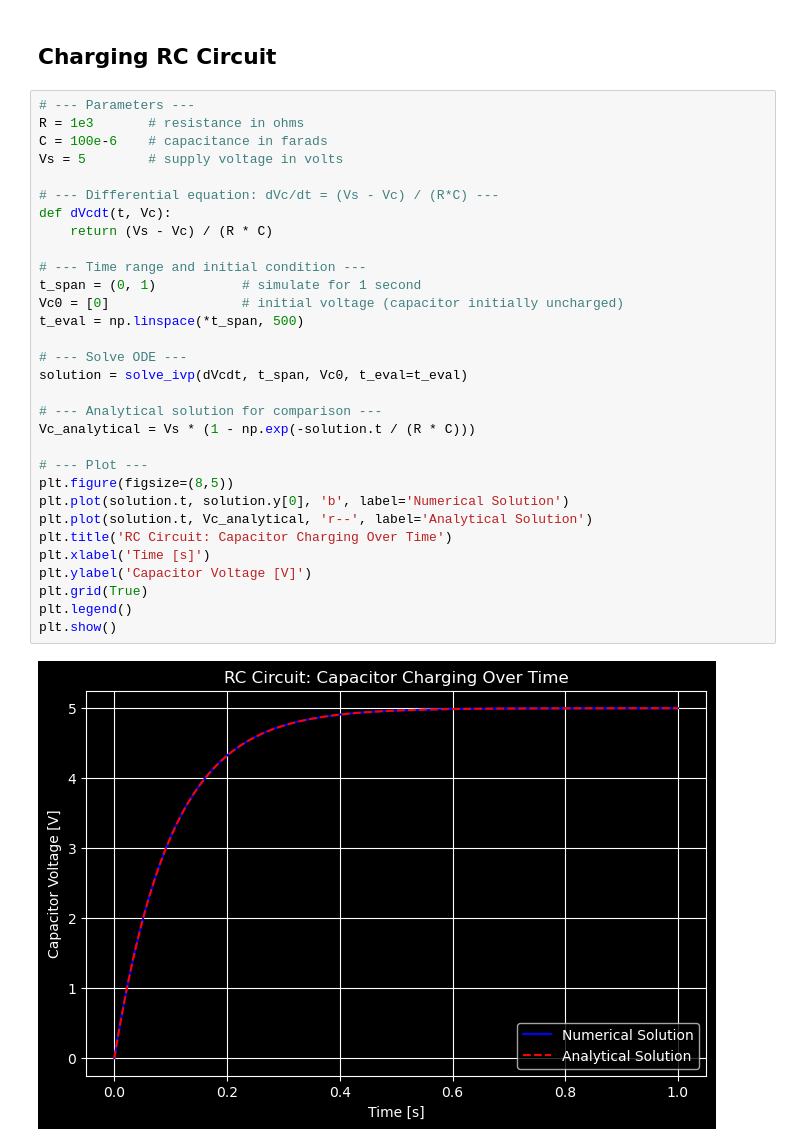
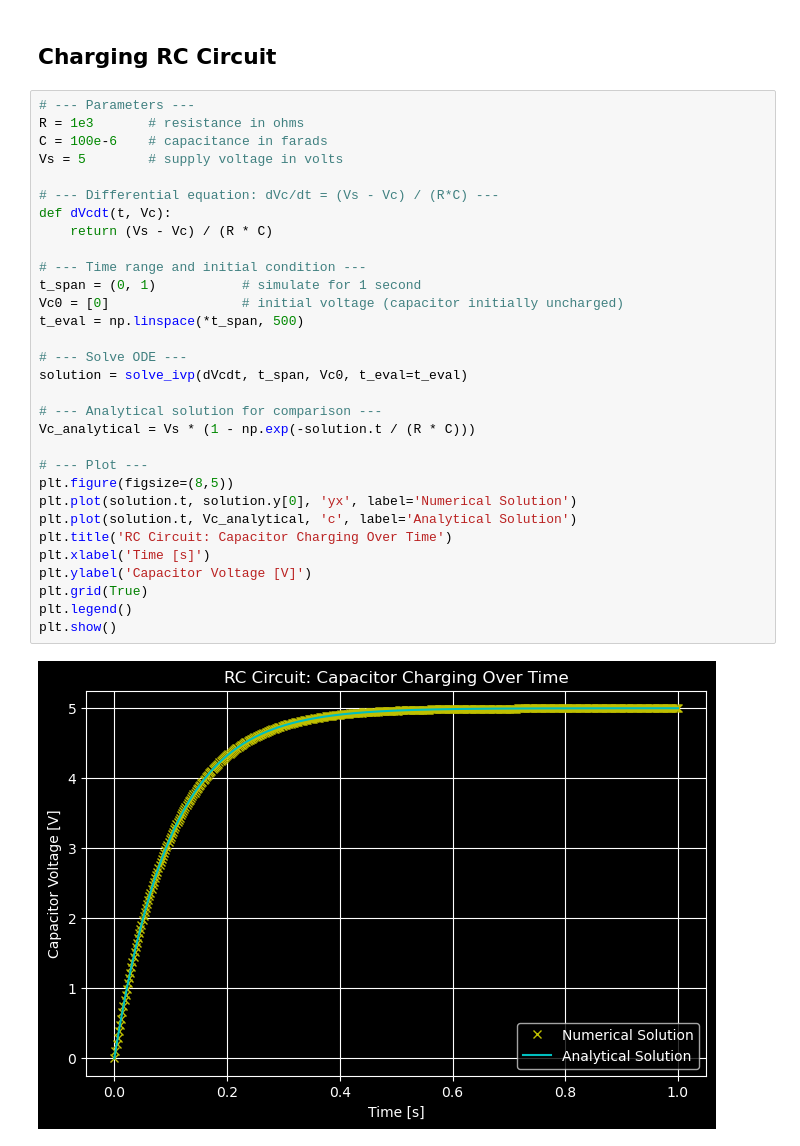
Before and after one commit to mlp6/Biomedical-Electronic-Measurements, a Jupyter notebook: notebooks/transient_analysis.ipynb, the cells around one changed output. Cells and saved outputs as stored; diff of their text form.

```diff
--- a/notebooks/transient_analysis.ipynb
+++ b/notebooks/transient_analysis.ipynb
@@ -9,33 +9,33 @@ from scipy.integrate import solve_ivp
 # %%
 # --- Parameters ---
 R = 1e3       # resistance in ohms
 C = 100e-6    # capacitance in farads
 Vs = 5        # supply voltage in volts
 
 # --- Differential equation: dVc/dt = (Vs - Vc) / (R*C) ---
 def dVcdt(t, Vc):
     return (Vs - Vc) / (R * C)
 
 # --- Time range and initial condition ---
 t_span = (0, 1)           # simulate for 1 second
 Vc0 = [0]                 # initial voltage (capacitor initially uncharged)
 t_eval = np.linspace(*t_span, 500)
 
 # --- Solve ODE ---
 solution = solve_ivp(dVcdt, t_span, Vc0, t_eval=t_eval)
 
 # --- Analytical solution for comparison ---
 Vc_analytical = Vs * (1 - np.exp(-solution.t / (R * C)))
 
 # --- Plot ---
 plt.figure(figsize=(8,5))
-plt.plot(solution.t, solution.y[0], 'b', label='Numerical Solution')
-plt.plot(solution.t, Vc_analytical, 'r--', label='Analytical Solution')
+plt.plot(solution.t, solution.y[0], 'yx', label='Numerical Solution')
+plt.plot(solution.t, Vc_analytical, 'c', label='Analytical Solution')
 plt.title('RC Circuit: Capacitor Charging Over Time')
 plt.xlabel('Time [s]')
 plt.ylabel('Capacitor Voltage [V]')
 plt.grid(True)
 plt.legend()
 plt.show()
 # %% [output]
-[figure, old version]
+[figure, new version]
```
Also changed, not shown: parts of 3 cells of this notebook.
